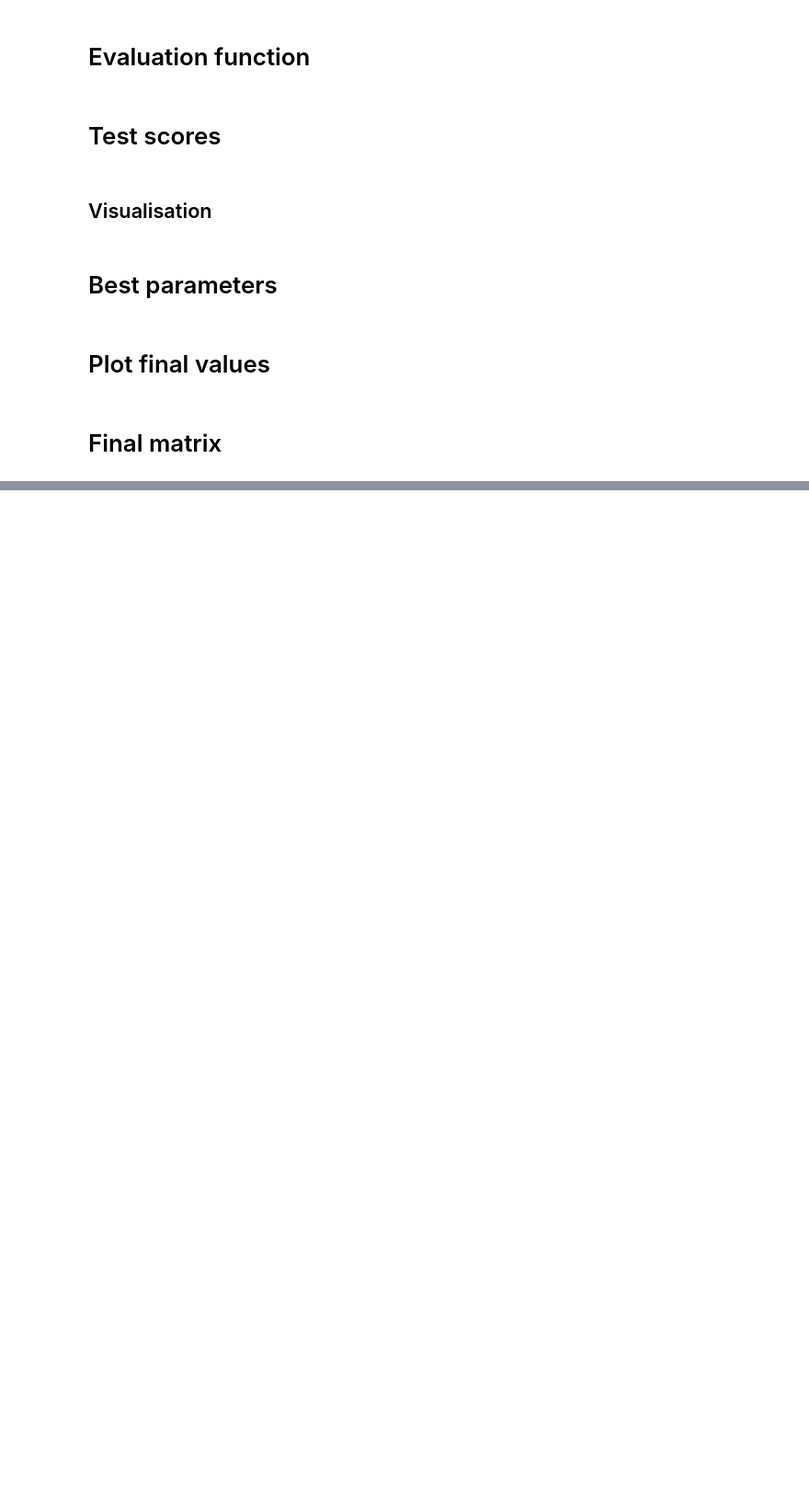
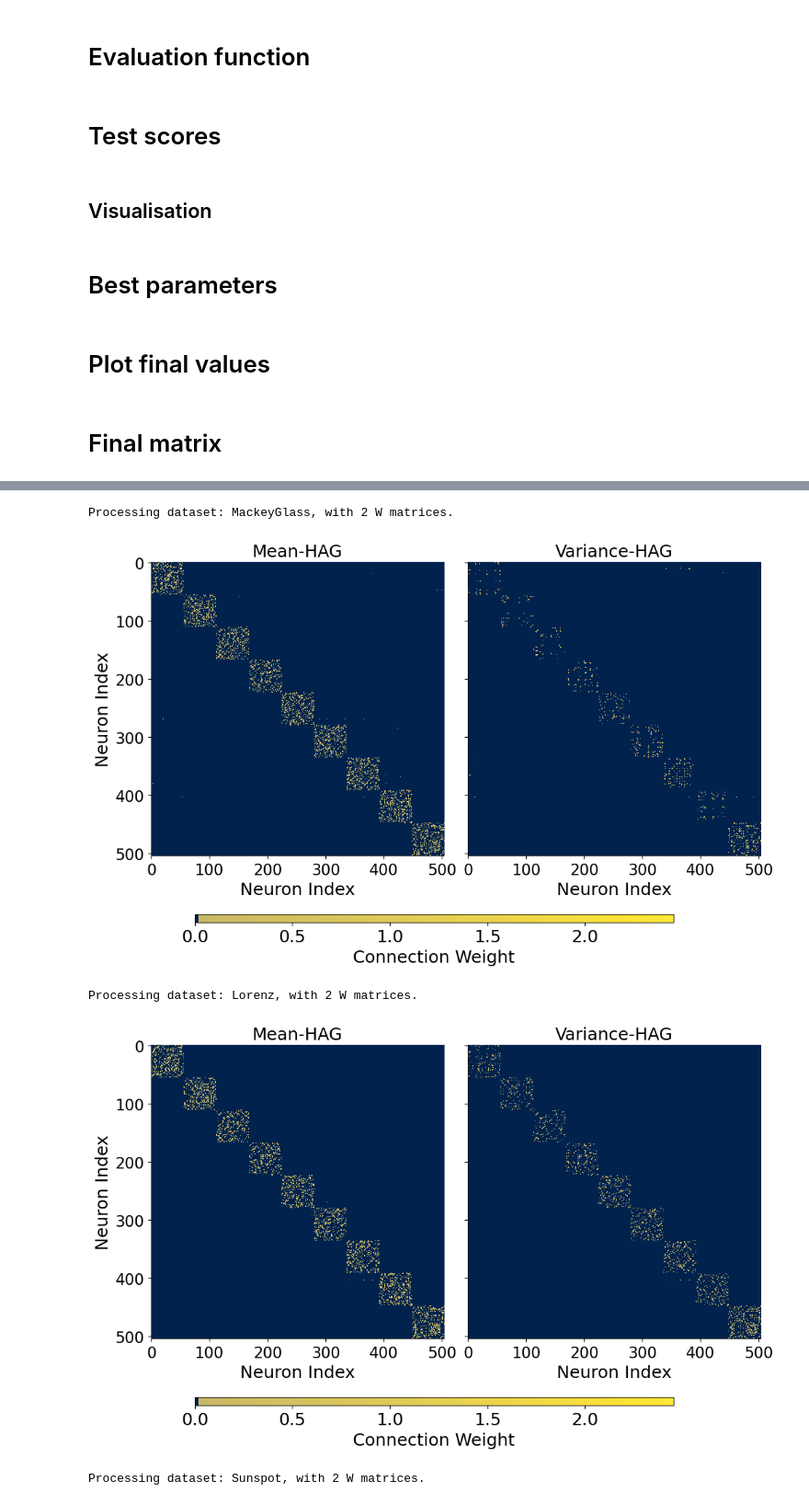
Before and after one commit to Finebouche/hag, a Jupyter notebook: 3.test performances.ipynb, the cells around one changed output, grey strips where cells are left out. Shown at 92% size. Cells and saved outputs as stored; diff of their text form; code cells hidden in the pictures; blank space fills up the shorter version.

```diff
--- a/3.test performances.ipynb
+++ b/3.test performances.ipynb
@@ -35,7 +35,7 @@ Classification Datasets available :
 More on https://www.timeseriesclassification.com/dataset.php or https://pytorch.org/audio/stable/datasets.html
 # %%
 import math
-from datasets.load_prediction import load_dataset_prediction
+from datasets.load_forecasting import load_dataset_forecasting
 from datasets.load_classification import load_dataset_classification
 
 # Cross validation
@@ -53,12 +53,10 @@ noise_std = 0.001
 
 data_type = "normal" # "normal" ou "noisy"
 
-def load_data(dataset_name, data_type, noise_std, visualize=False):
+def load_data(dataset_name, data_type, noise_std, step_ahead=5, visualize=False):
     if dataset_name in ["Lorenz", "MackeyGlass", "Sunspot"]:
         is_instances_classification = False
-        dataset_name = "MackeyGlass"
-        step_ahead=5
-        is_multivariate, sampling_rate, X_train_raw, X_test_raw, Y_train_raw, Y_test = load_dataset_prediction(dataset_name, step_ahead, visualize=visualize)
+        is_multivariate, sampling_rate, X_train_raw, X_test_raw, Y_train_raw, Y_test = load_dataset_forecasting(dataset_name, step_ahead, visualize=visualize)
         use_spectral_representation = False
         spectral_representation = None # Can be None, "stft" or "mfcc"
     elif dataset_name in ["CatsDogs", "FSDD", "JapaneseVowels", "SPEECHCOMMANDS", "SpokenArabicDigits"]:
@@ -306,9 +304,9 @@ pretrain_data, train_data, test_data, Y_train, Y_test, is_multivariate, is_insta
 
 
 if is_instances_classification:
-    file_name = "test_results_classification.csv"
+    file_name = "outputs/test_results_classification.csv"
 else:
-    file_name = "test_results_prediction.csv"
+    file_name = "outputs/test_results_prediction.csv"
 
 # Simulate your data and loop for evaluation
 print(dataset_name)
@@ -377,7 +375,7 @@ import os
 import pandas as pd
 
 if 'file_name' not in locals() and 'file_name' not in globals():
-    file_name = "test_results_classification.csv"    #  test_results_classification.csv or test_results_prediction.csv
+    file_name = "outputs/test_results_classification.csv"  #  test_results_classification.csv or test_results_prediction.csv
 
 
 if os.path.exists(file_name):
@@ -540,10 +538,6 @@ datasets = [
     "Sunspot",
 ]
 
-datasets = [
-    "Sunspot",
-
-]
 
 
 # Initialize an empty list to store results
@@ -552,7 +546,7 @@ results = []
 for dataset in datasets:
     print(dataset)
     pretrain_data, train_data, test_data, Y_train, Y_test, is_multivariate, is_instances_classification = load_data(dataset, data_type, noise_std)
-    for function_name in ["ip"]:
+    for function_name in ["random", "random_ei", "ip", "hadsp", "desp"]:
         # Get the best trial from the study
         print(function_name)
         study = retrieve_best_model(function_name, dataset, is_multivariate, variate_type = "multi", data_type = "normal")
@@ -696,0 +787,59 @@ for metric_index, metric in enumerate(metrics):
+# %%
+import matplotlib.pyplot as plt
+import numpy as np
+from matplotlib.colors import ListedColormap
+
+fontsize = 18
+title_fontsize = 18  # Different size for row titles
+tick_labelsize = 16  # Increasing the size of the tick labels
+
+global_vmax = max(max_values)
+if global_vmax == 0:
+    global_vmax = 0.1
+
+# Titles for columns
+column_titles = ['Mean-HAG', 'Variance-HAG']
+
+# Use a perceptually uniform colormap
+colormap = plt.cm.cividis
+custom_colormap = ListedColormap(np.vstack((colormap(0.0), colormap(np.linspace(0.8, 1, 128)))))
+
+# Loop through each dataset to create a figure
+for dataset_index, dataset in enumerate(datasets):
+    # Select the corresponding slices of W matrices
+    Ws_used = Ws[dataset_index * 2 : (dataset_index + 1) * 2]  # Adjust the slicing as per your original data structure
+    print(f"Processing dataset: {dataset}, with {len(Ws_used)} W matrices.")
+
+    # Set up the figure
+    fig, axs = plt.subplots(1, len(Ws_used), figsize=(10, 6),
+                            constrained_layout=True, sharex=True, sharey=True)
+
+    # Set titles for each subplot
+    for j, ax in enumerate(axs):
+        ax.set_title(column_titles[j], fontsize=title_fontsize)
+        ax.set_ylabel('Neuron Index' if j == 0 else "", fontsize=fontsize)
+        ax.set_xlabel('Neuron Index', fontsize=fontsize)
+
+        # Increase tick label sizes
+        ax.tick_params(labelsize=tick_labelsize)  # Set larger font size for tick labels
+
+        # Plot the matrix
+        heatmap = ax.imshow(Ws_used[j], cmap=custom_colormap, vmin=0, vmax=global_vmax)
+        ax.spines['top'].set_visible(False)
+        ax.spines['right'].set_visible(False)
+
+    # Add a colorbar
+    cbar_ax = fig.add_axes([0.15, -0.02, 0.7, 0.02])  # Adjusted position for visibility
+    cbar = fig.colorbar(heatmap, cax=cbar_ax, orientation='horizontal')
+    cbar.ax.tick_params(labelsize=fontsize)
+    cbar.set_label('Connection Weight', fontsize=fontsize)
+
+    # Save and show the figure
+    plt.savefig(f'connectivity_matrices_{dataset}.png', dpi=300, bbox_inches='tight')
+    plt.show()
+# %% [output]
+Processing dataset: MackeyGlass, with 2 W matrices.
+[figure, added]
+Processing dataset: Lorenz, with 2 W matrices.
+[figure, added]
+Processing dataset: Sunspot, with 2 W matrices.
```
Also changed, not shown: parts of 2 cells of this notebook, 3 other files.
